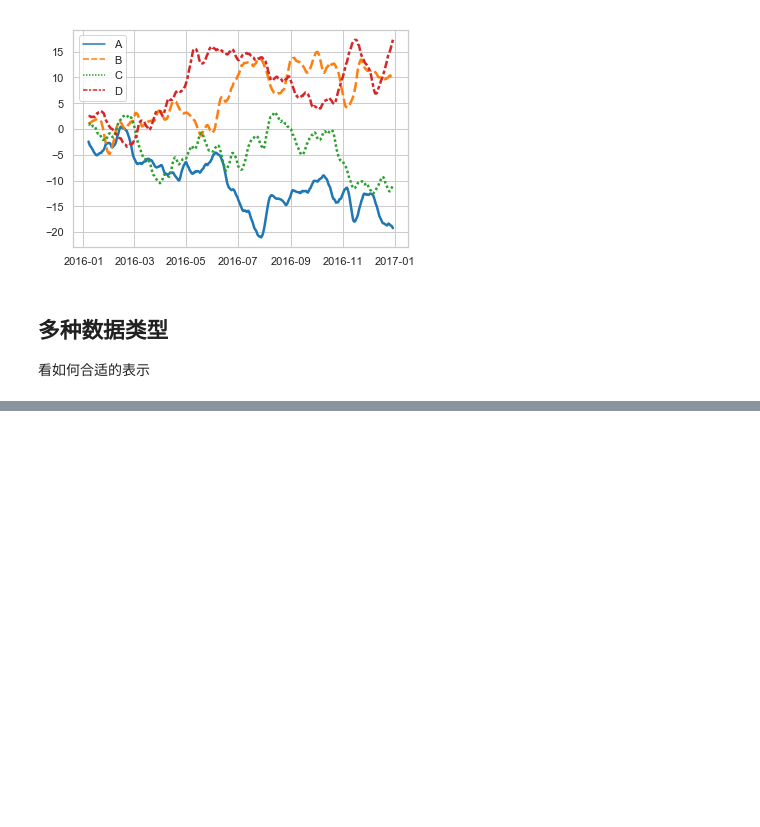
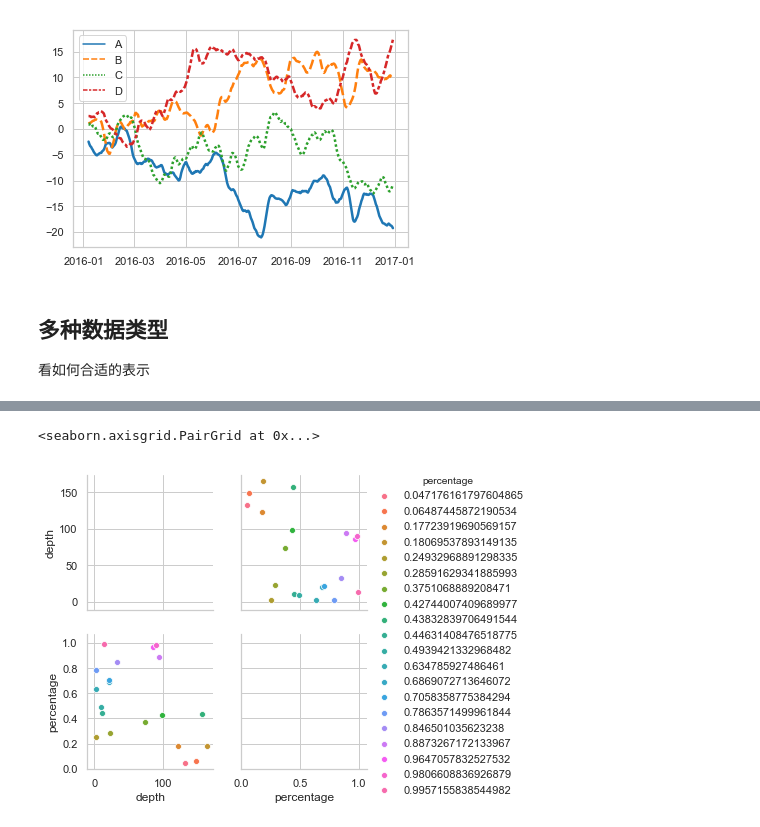
Before and after one commit to btrspg/python-lib-test, a Jupyter notebook: seaborn-test.ipynb, the cells around one changed output, grey strips where cells are left out. Saved outputs shown, nothing was run; the diff lists cells and outputs as text; code cells hidden in the pictures; blank space fills up the shorter version.

```diff
--- a/seaborn-test.ipynb
+++ b/seaborn-test.ipynb
@@ -200,0 +206,5 @@ sns.pairplot(pd_data, hue="type")
+# %%
+sns.pairplot(pd_data,hue='percentage')
+# %% [output]
+<seaborn.axisgrid.PairGrid at 0x...>
+[figure, added]
```
Also changed, not shown: parts of 10 cells of this notebook.
